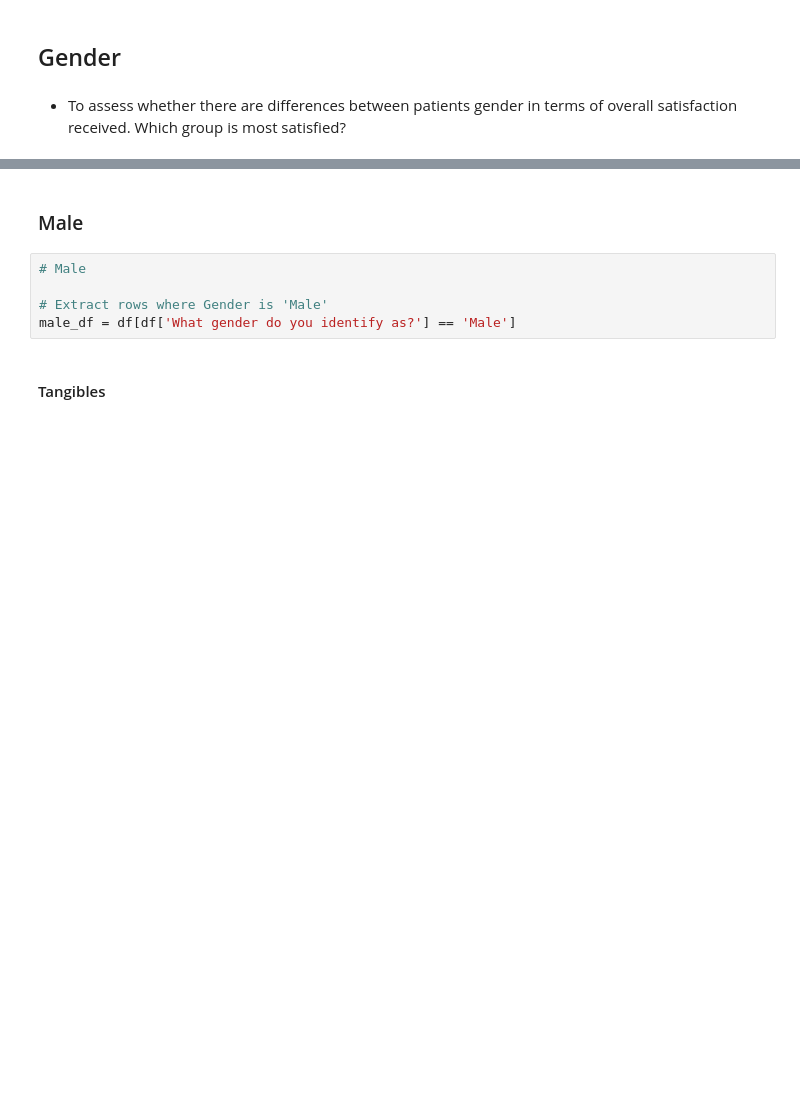
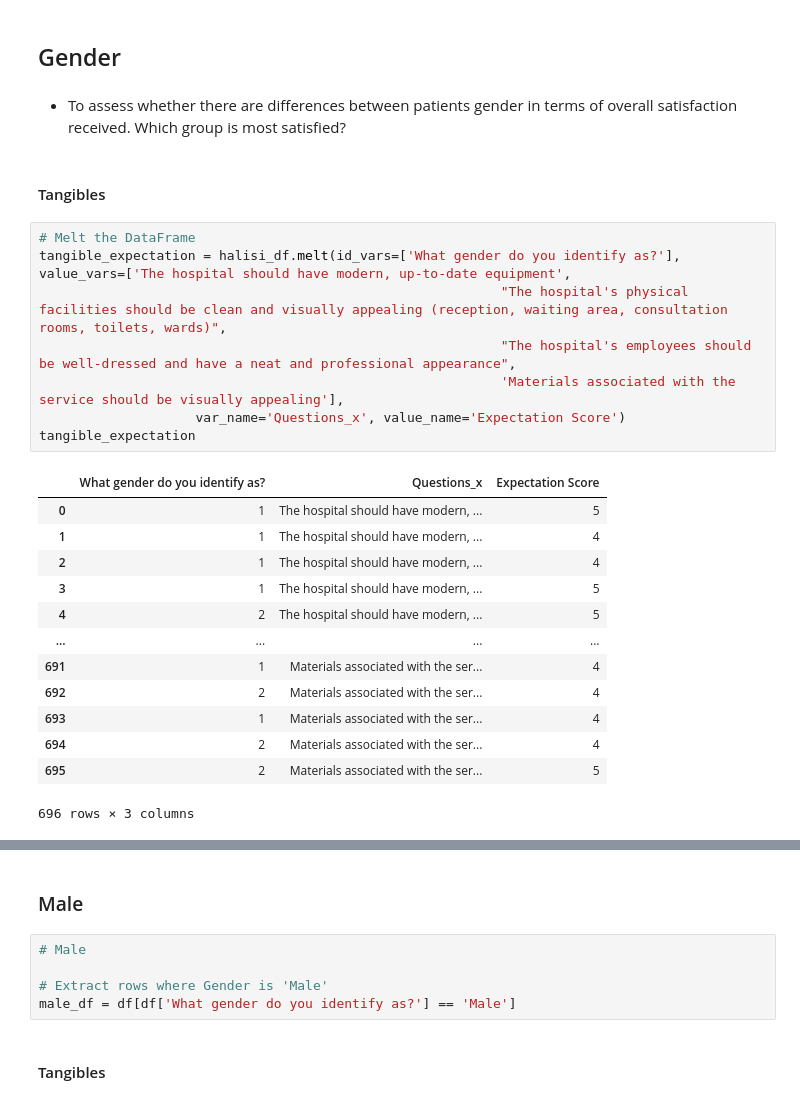
Before and after one commit to Lorraine254/likertScaleAnalysis, a Jupyter notebook: analysis_v1.ipynb, the cells around one changed output, grey strips where cells are left out. Cells and saved outputs as stored; diff of their text form; blank space fills up the shorter version.

```diff
--- a/analysis_v1.ipynb
+++ b/analysis_v1.ipynb
@@ -1877,3 +1844,27 @@ halisi_df
 ## Gender
 # %% [markdown]
 - To assess whether there are differences between patients gender in terms of overall satisfaction received. Which group is most satisfied?
+# %% [markdown]
+#### Tangibles
+# %%
+# Melt the DataFrame
+tangible_expectation = halisi_df.melt(id_vars=['What gender do you identify as?'], value_vars=['The hospital should have modern, up-to-date equipment',
+                                                           "The hospital's physical facilities should be clean and visually appealing (reception, waiting area, consultation rooms, toilets, wards)",
+                                                           "The hospital's employees should be well-dressed and have a neat and professional appearance",
+                                                           'Materials associated with the service should be visually appealing'],
+                    var_name='Questions_x', value_name='Expectation Score')
+tangible_expectation
+# %% [output]
+|  | What gender do you identify as? | Questions_x | Expectation Score |
+| 0 | 1 | The hospital should have modern, ... | 5 |
+| 1 | 1 | The hospital should have modern, ... | 4 |
+| 2 | 1 | The hospital should have modern, ... | 4 |
+| 3 | 1 | The hospital should have modern, ... | 5 |
+| 4 | 2 | The hospital should have modern, ... | 5 |
+| ... | ... | ... | ... |
+| 691 | 1 | Materials associated with the ser... | 4 |
+| 692 | 2 | Materials associated with the ser... | 4 |
+| 693 | 1 | Materials associated with the ser... | 4 |
+| 694 | 2 | Materials associated with the ser... | 4 |
+| 695 | 2 | Materials associated with the ser... | 5 |
+696 rows × 3 columns
```
Also changed, not shown: parts of 9 cells of this notebook.
